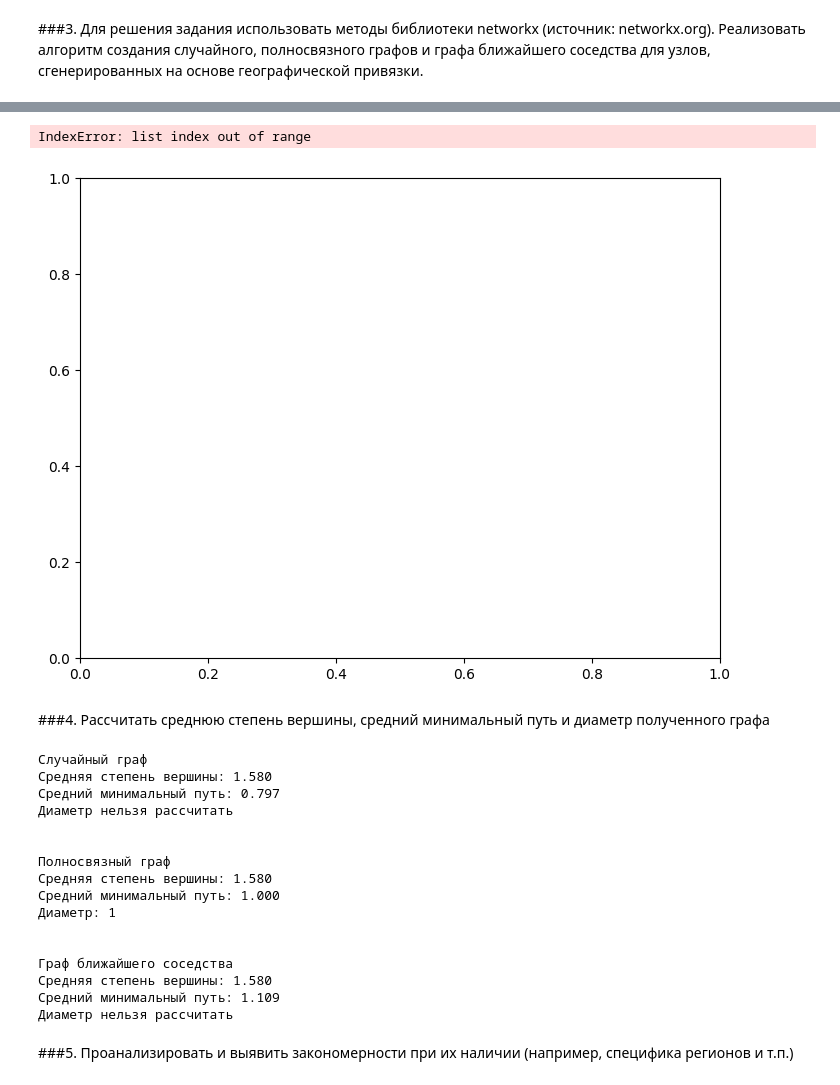
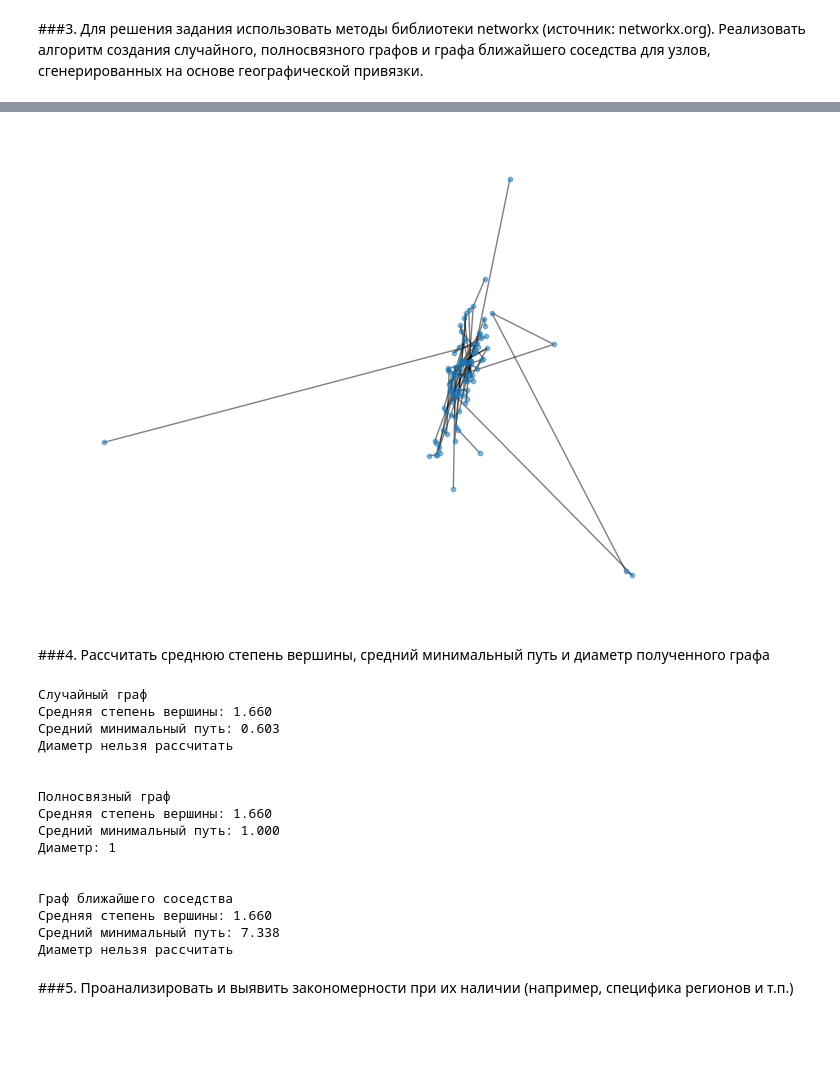
Before and after one commit to ekatfil/FA, a Jupyter notebook: 3 курс/2 сем/Машинка/Филиппова_Екатерина_ПИ21_7_Лабораторная_3_4.ipynb, the cells around one changed output, grey strips where cells are left out. Cells and saved outputs as stored; diff of their text form; code cells hidden in the pictures; blank space fills up the shorter version.

```diff
--- a/3 курс/2 сем/Машинка/Филиппова_Екатерина_ПИ21_7_Лабораторная_3_4.ipynb
+++ b/3 курс/2 сем/Машинка/Филиппова_Екатерина_ПИ21_7_Лабораторная_3_4.ipynb
@@ -174,17 +173,23 @@ plt.show()
-# %%
-def closest_n(g):
-  new_g = g.copy()
-  for i in range(new_g.number_of_nodes()):
-    node_emb = df.apply(lambda x: abs(df.iloc[i]['pickup_longitude'] -  x['pickup_longitude'])+ abs(df.iloc[i]['pickup_latitude'] -  x['pickup_latitude']), axis = 1).sort_values().index[1]
-    new_g.add_edge(i, node_emb)
-  return new_g
+# %%
+def closest_n(g, df):
+    new_g = g.copy()
+    for node in new_g.nodes():
+        distances = [(df.iloc[node]['pickup_longitude'] - df.iloc[other_node]['pickup_longitude']) ** 2 + (df.iloc[node]['pickup_latitude'] - df.iloc[other_node]['pickup_latitude']) ** 2 for other_node in new_g.nodes() if other_node != node]
+        closest_node_index = np.argmin(distances)
+        closest_node = list(new_g.nodes())[closest_node_index]
+        new_g.add_edge(node, closest_node)
+    return new_g
 # %%
-new_g = closest_n(g)
+new_g = closest_n(g, df)
+
+# Находим вершины без позиций и удаляем их
+nodes_without_position = [node for node in new_g.nodes() if len(pos) <= node]
+new_g.remove_nodes_from(nodes_without_position)
+
 nx.draw(new_g, pos=pos, node_size=10, alpha=0.5)
 plt.show()
 # %% [output]
-IndexError: list index out of range
-[figure, old version]
+[figure, new version]
 # %% [markdown]
 ###4.	Рассчитать среднюю степень вершины, средний минимальный путь и диаметр полученного графа
 # %%
@@ -194,7 +199,7 @@ def mean_degree(g):
 # %%
 random_g = random_graph(g, p=0.8)
 fully_conn_g = fully_connected(g)
-closest_g = closest_n(g)
+closest_g = closest_n(g, df)
 graphs = {'Случайный граф': random_g,
           'Полносвязный граф': fully_conn_g,
           'Граф ближайшего соседства': closest_g}
@@ -213,20 +218,20 @@ for graph in graphs.keys():
     print('\n')
 # %% [output]
 Случайный граф
-Средняя степень вершины: 1.580
-Средний минимальный путь: 0.797
+Средняя степень вершины: 1.660
+Средний минимальный путь: 0.603
 Диаметр нельзя рассчитать
 
 
 Полносвязный граф
-Средняя степень вершины: 1.580
+Средняя степень вершины: 1.660
 Средний минимальный путь: 1.000
 Диаметр: 1
 
 
 Граф ближайшего соседства
-Средняя степень вершины: 1.580
-Средний минимальный путь: 1.109
+Средняя степень вершины: 1.660
+Средний минимальный путь: 7.338
 Диаметр нельзя рассчитать
 # %% [markdown]
 ###5.	Проанализировать и выявить закономерности при их наличии (например, специфика регионов и т.п.)
```
Also changed, not shown: parts of 7 cells of this notebook.
